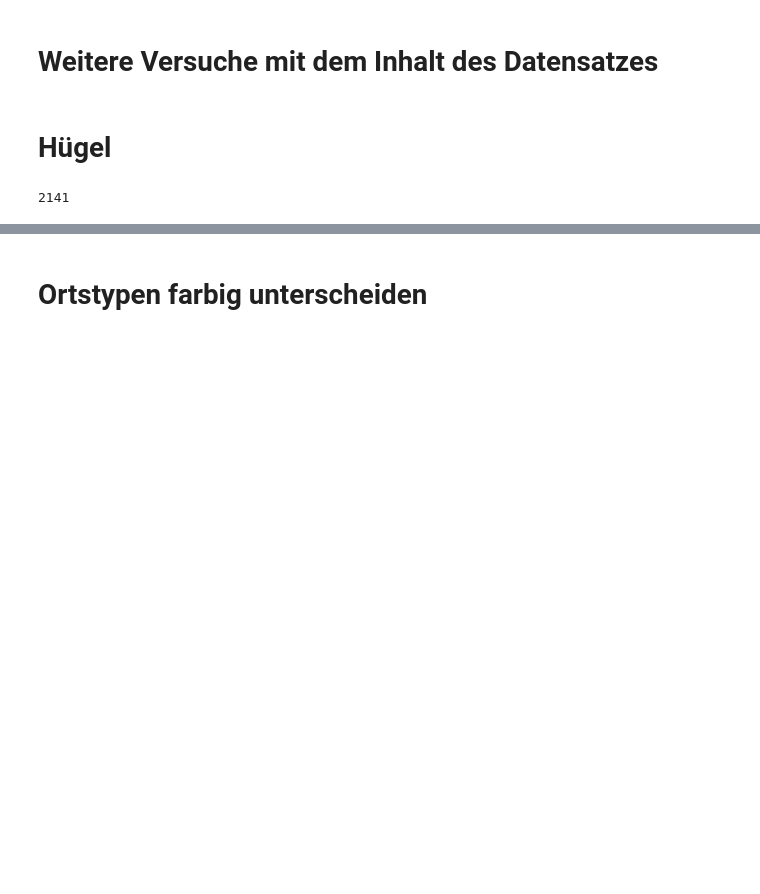
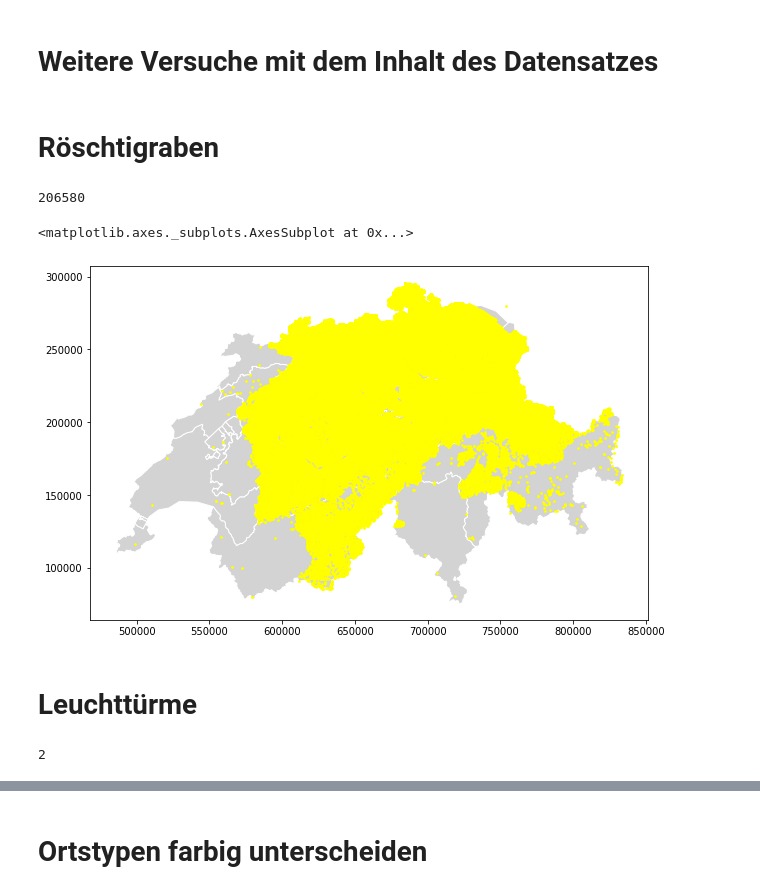
Before and after one commit to katrinnidzwetzki/cas-ddj-abschlussarbeit, a Jupyter notebook: 02_ortsnamen_plotting.ipynb, the cells around one changed output, grey strips where cells are left out. Saved outputs shown, nothing was run; the diff lists cells and outputs as text; code cells hidden in the pictures; blank space fills up the shorter version.

```diff
--- a/02_ortsnamen_plotting.ipynb
+++ b/02_ortsnamen_plotting.ipynb
@@ -194,4 +157,4 @@ gdf_name.plot(markersize=20, color='magenta', ax=ax)
 # %% [markdown]
 # Weitere Versuche mit dem Inhalt des Datensatzes
 # %% [markdown]
-# Hügel
+# Röschtigraben
@@ -200,6 +161,8 @@ gdf_huegel = gdf[gdf['OBJEKTART'] == 'Huegel']
+# %%
+gdf_deutsch = gdf[gdf['SPRACHCODE'] == 'Hochdeutsch inkl. Lokalsprachen']
 # %%
-len(gdf_huegel)
+len(gdf_deutsch)
 # %% [output]
-2141
+206580
 # %%
-gdf_huegel = gdf_huegel.to_crs({'init': 'epsg:21781'})
+gdf_deutsch = gdf_deutsch.to_crs({'init': 'epsg:21781'})
@@ -207,0 +169,8 @@ gdf_huegel = gdf_huegel.to_crs({'init': 'epsg:21781'})
+# %%
+ax = gdf_kantone.plot(figsize=(10,7), color='lightgrey', edgecolor='white',linewidth=1)
+gdf_deutsch.plot(markersize=3, color='yellow', ax=ax)
+# %% [output]
+<matplotlib.axes._subplots.AxesSubplot at 0x...>
+[figure, added]
+# %% [markdown]
+# Leuchttürme
@@ -207,0 +180,4 @@ gdf_huegel = gdf_huegel.to_crs({'init': 'epsg:21781'})
+# %%
+len(gdf_leuchtturm)
+# %% [output]
+2
```
Also changed, not shown: parts of 30 cells of this notebook, 3 other files.
